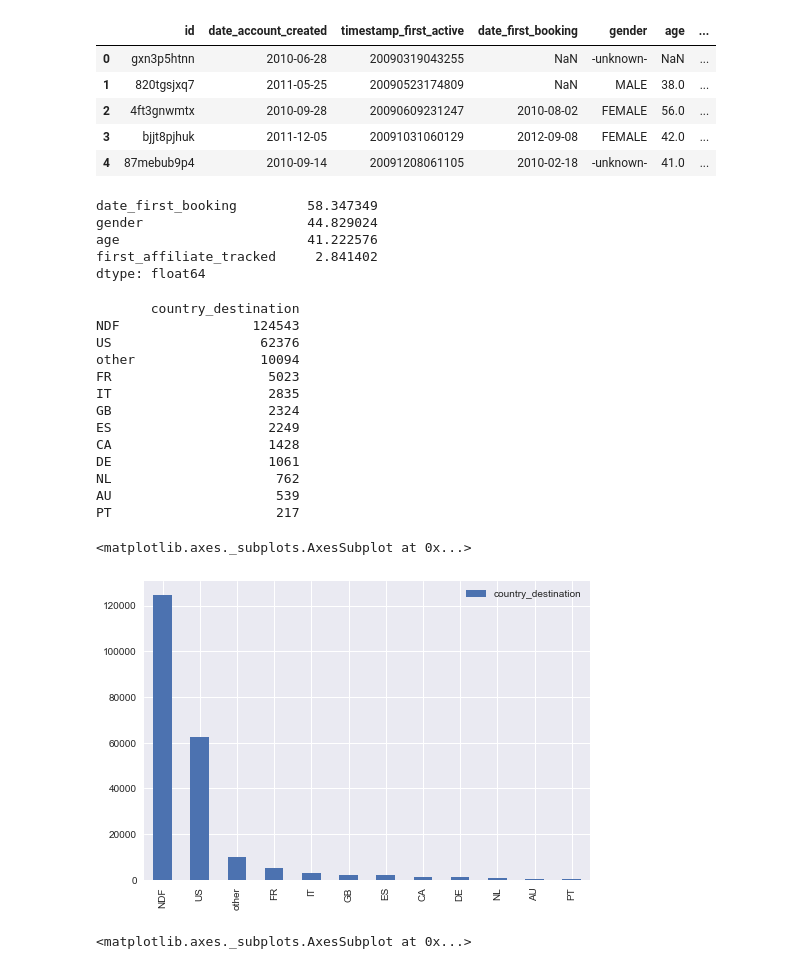
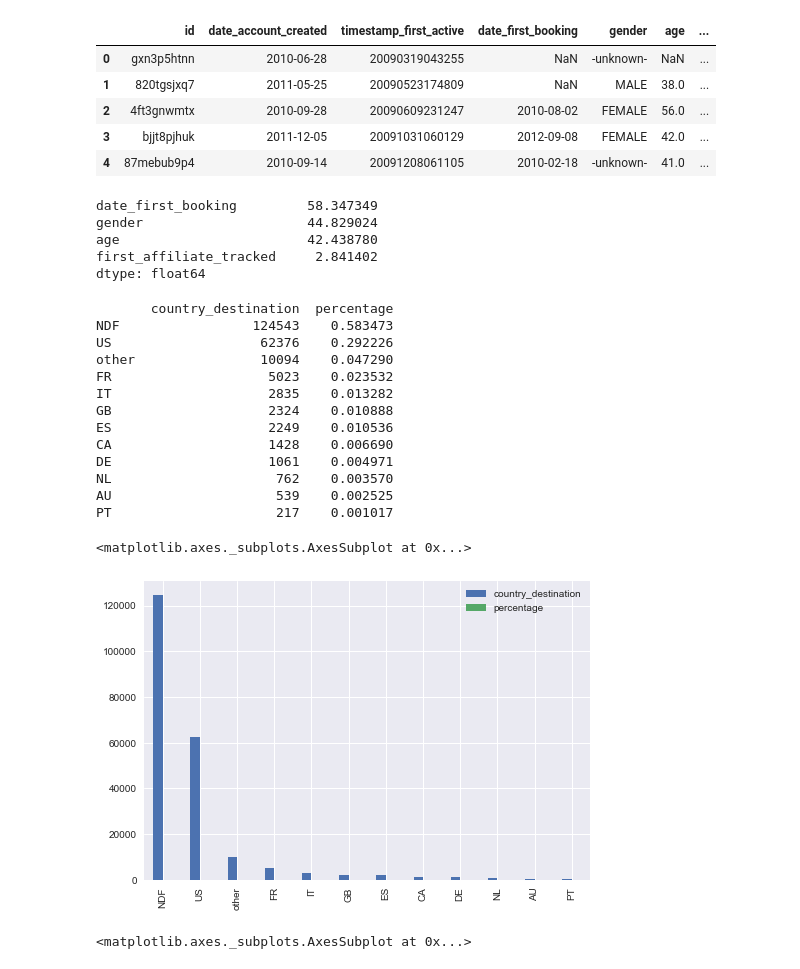
Before and after one commit to yatong2/Springboard, a Jupyter notebook: capstone_project_2/Data_Exploration.ipynb, the cells around one changed output. Cells and saved outputs as stored; diff of their text form; code cells hidden in the pictures.

```diff
--- a/capstone_project_2/Data_Exploration.ipynb
+++ b/capstone_project_2/Data_Exploration.ipynb
@@ -15,32 +15,35 @@ train.head()
 | 3 | bjjt8pjhuk | 2011-12-05 | 20091031060129 | 2012-09-08 | FEMALE | 42.0 | ... |
 | 4 | 87mebub9p4 | 2010-09-14 | 20091208061105 | 2010-02-18 | -unknown- | 41.0 | ... |
 # %%
+train.loc[train.age > 95, 'age'] = np.nan
+train.loc[train.age < 18, 'age'] = np.nan
 train.gender.replace('-unknown-', np.nan, inplace=True)
 train_nan = (train.isnull().sum() / train.shape[0]) * 100
 train_nan[train_nan > 0]
 # %% [output]
 date_first_booking         58.347349
 gender                     44.829024
-age                        41.222576
+age                        42.438780
 first_affiliate_tracked     2.841402
 dtype: float64
 # %%
 country_dis = pd.DataFrame(train.country_destination.value_counts())
+country_dis['percentage'] = country_dis.country_destination/len(train.country_destination)
 print(country_dis)
 country_dis.plot(kind='bar')
 # %% [output]
-       country_destination
-NDF                 124543
-US                   62376
-other                10094
-FR                    5023
-IT                    2835
-GB                    2324
-ES                    2249
-CA                    1428
-DE                    1061
-NL                     762
-AU                     539
-PT                     217
+       country_destination  percentage
+NDF                 124543    0.583473
+US                   62376    0.292226
+other                10094    0.047290
+FR                    5023    0.023532
+IT                    2835    0.013282
+GB                    2324    0.010888
+ES                    2249    0.010536
+CA                    1428    0.006690
+DE                    1061    0.004971
+NL                     762    0.003570
+AU                     539    0.002525
+PT                     217    0.001017
 <matplotlib.axes._subplots.AxesSubplot at 0x...>
-[figure, old version]
+[figure, new version]
```
Also changed, not shown: parts of 18 cells of this notebook, 1 other file.
